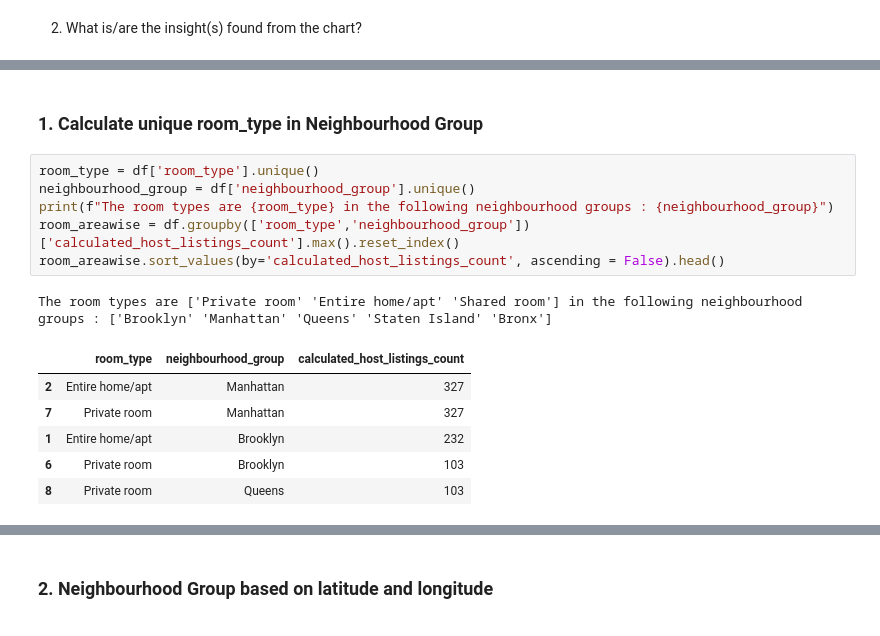
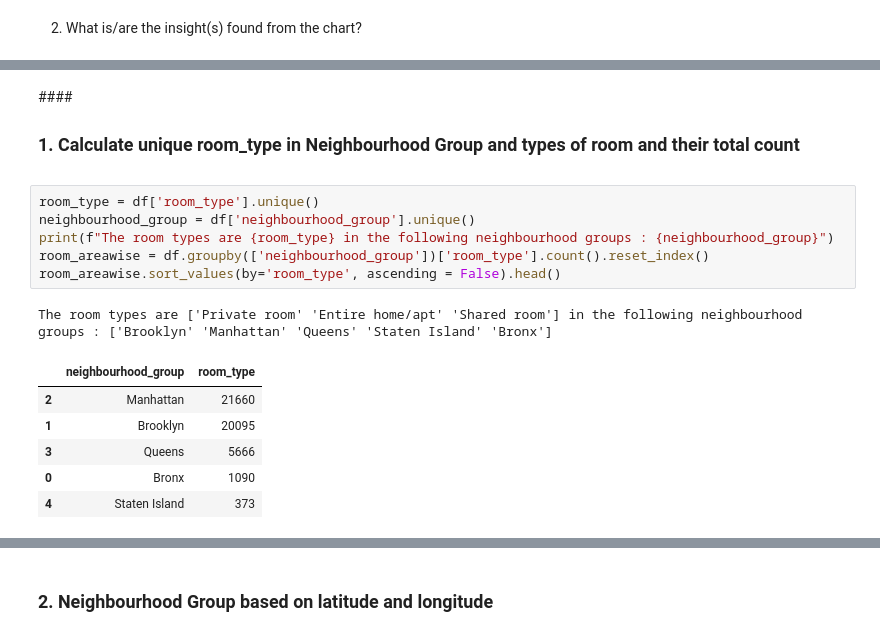
Before and after one commit to Pranita1994/EDA_Project, a Jupyter notebook: AirBnb_Bookings_Analysis.ipynb, the cells around one changed output, grey strips where cells are left out. Saved outputs shown, nothing was run; the diff lists cells and outputs as text.

```diff
--- a/AirBnb_Bookings_Analysis.ipynb
+++ b/AirBnb_Bookings_Analysis.ipynb
@@ -453,16 +473,16 @@ Histograms are used to visualize the distribution of a continuous numerical vari
 # %% [markdown]
-<h3>1.  Calculate unique room_type in Neighbourhood Group</h3>
+####<h3>1.  Calculate unique room_type in Neighbourhood Group and types of room and their total count</h3>
 # %%
 room_type = df['room_type'].unique()
 neighbourhood_group = df['neighbourhood_group'].unique()
 print(f"The room types are {room_type} in the following neighbourhood groups : {neighbourhood_group}")
-room_areawise = df.groupby(['room_type','neighbourhood_group'])['calculated_host_listings_count'].max().reset_index()
-room_areawise.sort_values(by='calculated_host_listings_count', ascending = False).head()
+room_areawise = df.groupby(['neighbourhood_group'])['room_type'].count().reset_index()
+room_areawise.sort_values(by='room_type', ascending = False).head()
 # %% [output]
 The room types are ['Private room' 'Entire home/apt' 'Shared room'] in the following neighbourhood groups : ['Brooklyn' 'Manhattan' 'Queens' 'Staten Island' 'Bronx']
-|  | room_type | neighbourhood_group | calculated_host_listings_count |
-| 2 | Entire home/apt | Manhattan | 327 |
-| 7 | Private room | Manhattan | 327 |
-| 1 | Entire home/apt | Brooklyn | 232 |
-| 6 | Private room | Brooklyn | 103 |
-| 8 | Private room | Queens | 103 |
+|  | neighbourhood_group | room_type |
+| 2 | Manhattan | 21660 |
+| 1 | Brooklyn | 20095 |
+| 3 | Queens | 5666 |
+| 0 | Bronx | 1090 |
+| 4 | Staten Island | 373 |
```
Also changed, not shown: parts of 129 cells of this notebook.
